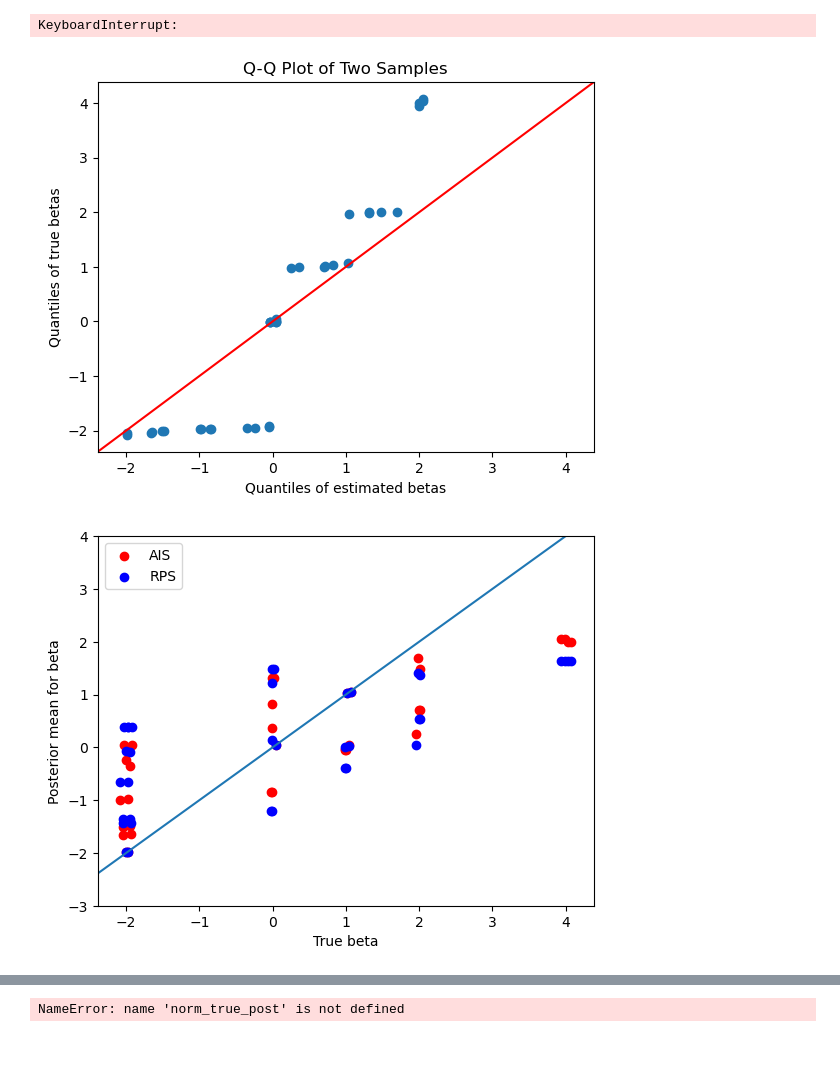
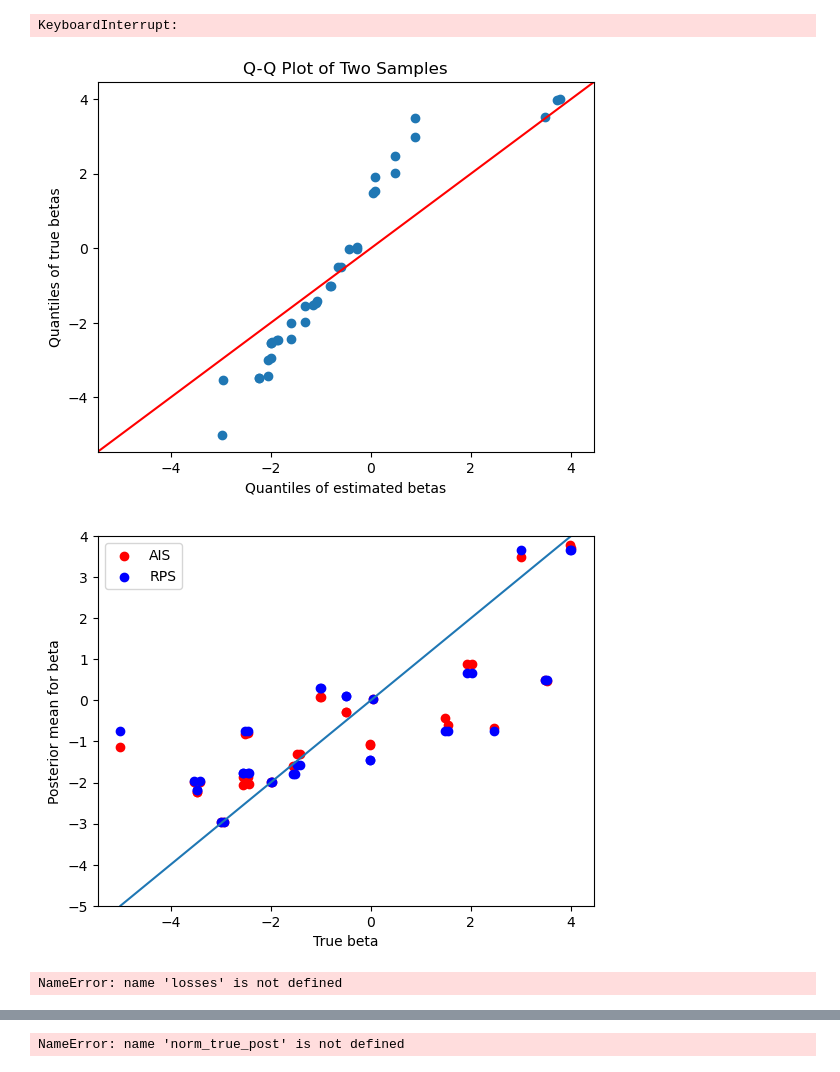
Before and after one commit to fyy2025/RHS-X, a Jupyter notebook: Code/experiment.ipynb, the cells around one changed output, grey strips where cells are left out. Cells and saved outputs as stored; diff of their text form; code cells hidden in the pictures.

```diff
--- a/Code/experiment.ipynb
+++ b/Code/experiment.ipynb
@@ -136,32 +136,32 @@ var_001 = np.array([1])
 
 # Profile (0, 1, 0)
 sigma_010 = np.array([[1]])
-mu_010 = np.array([1])
+mu_010 = np.array([-3])
 var_010 = np.array([1])
 
 # Profile (0, 1, 1)
 sigma_011 = np.array([[1], [0]])
-mu_011 = np.array([1, -2])
+mu_011 = np.array([-1, 2])
 var_011 = np.array([1, 1])
 
 # Profile (1, 0, 0)
 sigma_100 = np.array([[0, 1]])
-mu_100 = np.array([0, 2])
+mu_100 = np.array([3, 4])
 var_100 = np.array([1, 1])
 
 # Profile (1, 0, 1)
 sigma_101 = np.array([[0, 1], [0, np.inf]])
-mu_101 = np.array([0, 2, 1, -2])
+mu_101 = np.array([-5, 2.5, 1.5, -2.5])
 var_101 = np.array([1, 1, 1, 1])
 
 # Profile (1, 1, 0)
 sigma_110 = np.array([[0, 1], [1, np.inf]])
-mu_110 = np.array([0, -2])
+mu_110 = np.array([0, -2.5])
 var_110 = np.array([1, 1])
 
 # Profile (1, 1, 1)
 sigma_111 = np.array([[0, 1], [1, np.inf], [0, np.inf]])
-mu_111 = np.array([0, 2, 4, -2])
+mu_111 = np.array([3.5, -0.5, -1.5, -3.5])
 var_111 = np.array([1, 1, 1, 1])
 
 sigma = [sigma_000, sigma_001, sigma_010, sigma_011,
@@ -246,7 +257,7 @@ X, D, y = generate_data(mu, var, num_samples_per_feature, all_policies, pi_polic
 policy_means = loss.compute_policy_means(D, y, num_policies)
 # %%
 H = np.inf
-theta = 13
+theta = 13.3
 lamb = 1
 R_set, R_profiles = aggregate.RAggregate(M, R, H, D, y, theta, reg=lamb, verbose=True, bruteforce=False)
 # %% [output]
@@ -270,27 +280,0 @@ Min = 11.953299481229237, Max = 36.99663029563084
-# %%
-state=[None,
-     AIS.ProfilePart((0,0,1), [[1.]]),
-     AIS.ProfilePart((0,1,0), [[1.]]),
-     AIS.ProfilePart((0,1,1), [[1.],[1.]]),
-     AIS.ProfilePart((1,0,0), [[1., 1.]]),
-     AIS.ProfilePart((1,0,1), [[ 1.,  1.],[ 1., np.inf]]),
-     AIS.ProfilePart((1,1,0), [[ 1.,  1.],[ 1., np.inf]]),
-     AIS.ProfilePart((1,1,1), ([[ 1.,  1.],
-       [ 1., np.inf],
-       [ 1., np.inf]]))]
-# state=[None,
-#      AIS.ProfilePart((0,1), [[1.]]),
-#      AIS.ProfilePart((1,0), [[1., 1.]]),
-#      AIS.ProfilePart((1,1), [[ 1.,  1.],[ 1., np.inf]])]
-AIS.global_loss_raw(
-    state=state,                      # list[ProfilePart or raw sigma/None], length = num_profiles
-    D=D, y=y,                       # D: (N,1) global policy ids; y: (N,) or (N,1)
-    policies=all_policies,                  # list of ALL policies (len = num_policies)
-    policy_means=policy_means,               # (num_policies, 2)
-    prof_idx_of_policy=prof_idx_of_policy,         # np.ndarray(len=num_policies): profile index for each policy
-    M=M,                     # number of features/arms in this profile family
-    R=R,
-    reg=lamb,
-    normalize=0,
-    lattice_edges=None,
-)
@@ -378,7 +394,7 @@ out_5 = AIS.run_ais_state_streaming(
     RPS=RPS_states,              # your Rashomon partitions as a list of State
     R_per=R,  # levels per arm (includes control)
     eps1=0.5, eps2=0.75,
-    out_jsonl = "AIS_samples2.jsonl",
+    out_jsonl = "AIS_samples_diff2.jsonl",
     ladder=ladder
 )
 # %%
@@ -394,7 +410,7 @@ mu_hat = AIS.estimate_policy_means_from_ais(
 
 AIS.mu_qqplot(mu_hat, policy_means[:,0]/policy_means[:,1])
 # %% [output]
-[figure, old version]
+[figure, new version]
 # %%
 def estimate_policy_means_from_RPS(
     RPS_states,                     # dict with key "samples": List[State]
@@ -469,16 +485,16 @@ RPS_mean = estimate_policy_means_from_RPS(
 # %%
 
 plt.scatter(policy_means[:,0]/policy_means[:,1], mu_hat, color = 'red', label = 'AIS')
 plt.scatter(policy_means[:,0]/policy_means[:,1], RPS_mean, color = 'blue', label = 'RPS')
 plt.axline((0,0),slope=1)
-plt.ylim(-3, 4)  # same y scale
+plt.ylim(-5, 4)  # same y scale
 plt.xlabel("True beta")
 plt.ylabel("Posterior mean for beta")
 
 plt.legend()
 plt.show()
 # %% [output]
-[figure, old version]
+[figure, new version]
 # %%
 def plot_policy_spread(true_mu, summ, q_low=0.1, q_high=0.9, title="Posterior policy means"):
     # Force 1D arrays
@@ -564,6 +580,8 @@ losses = AIS.enumerate_all_states_and_losses(
 )
 # %%
 sig = [AIS.state_signature(i[0]) for i in losses]
+# %% [output]
+NameError: name 'losses' is not defined
 # %%
 true_posterior = [np.exp(-i[1]) for i in losses]
 norm_true_post = [i/sum(true_posterior) for i in true_posterior]
```
Also changed, not shown: parts of 9 cells of this notebook, 1 other file.
